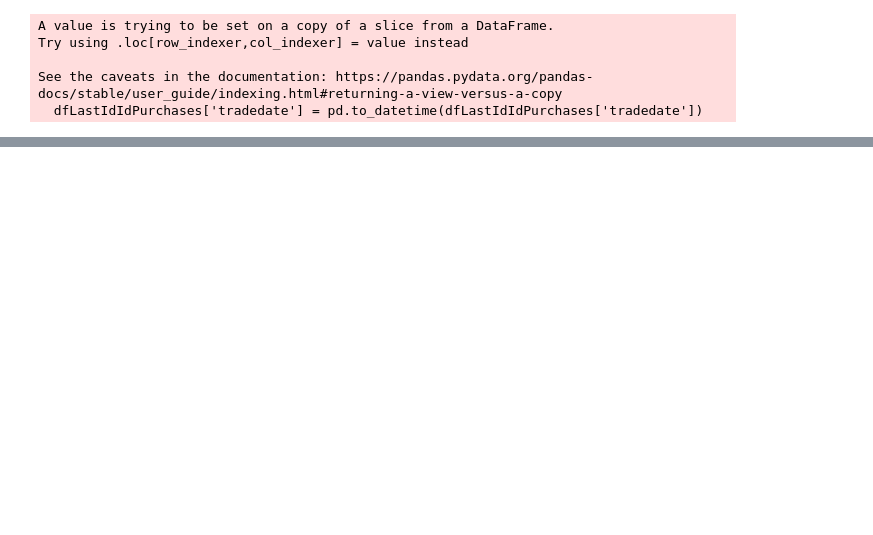
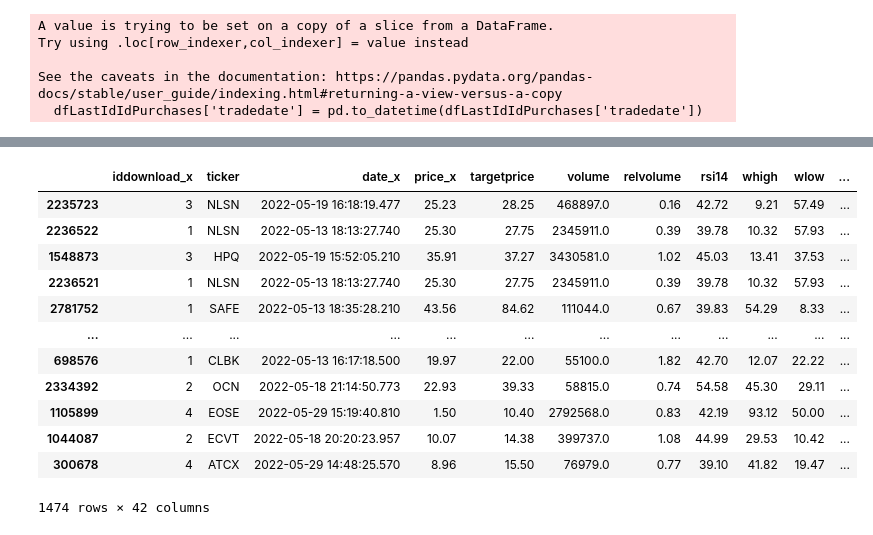
Before and after one commit to Teycir/NoteBookInsiders, a Jupyter notebook: Insider.ipynb, the cells around one changed output, grey strips where cells are left out. Cells and saved outputs as stored; diff of their text form; code cells hidden in the pictures; blank space fills up the shorter version.

```diff
--- a/Insider.ipynb
+++ b/Insider.ipynb
@@ -387,0 +472,17 @@ transformedlist
+# %%
+toprecentPurchasesSortedUniques = toprecentPurchasesSorted.drop_duplicates(subset=['value'])
+toprecentPurchasesSortedUniques
+# %% [output]
+|  | iddownload_x | ticker | date_x | price_x | targetprice | volume | relvolume | rsi14 | whigh | wlow | ... |
+| 2235723 | 3 | NLSN | 2022-05-19 16:18:19.477 | 25.23 | 28.25 | 468897.0 | 0.16 | 42.72 | 9.21 | 57.49 | ... |
+| 2236522 | 1 | NLSN | 2022-05-13 18:13:27.740 | 25.30 | 27.75 | 2345911.0 | 0.39 | 39.78 | 10.32 | 57.93 | ... |
+| 1548873 | 3 | HPQ | 2022-05-19 15:52:05.210 | 35.91 | 37.27 | 3430581.0 | 1.02 | 45.03 | 13.41 | 37.53 | ... |
+| 2236521 | 1 | NLSN | 2022-05-13 18:13:27.740 | 25.30 | 27.75 | 2345911.0 | 0.39 | 39.78 | 10.32 | 57.93 | ... |
+| 2781752 | 1 | SAFE | 2022-05-13 18:35:28.210 | 43.56 | 84.62 | 111044.0 | 0.67 | 39.83 | 54.29 | 8.33 | ... |
+| ... | ... | ... | ... | ... | ... | ... | ... | ... | ... | ... | ... |
+| 698576 | 1 | CLBK | 2022-05-13 16:17:18.500 | 19.97 | 22.00 | 55100.0 | 1.82 | 42.70 | 12.07 | 22.22 | ... |
+| 2334392 | 2 | OCN | 2022-05-18 21:14:50.773 | 22.93 | 39.33 | 58815.0 | 0.74 | 54.58 | 45.30 | 29.11 | ... |
+| 1105899 | 4 | EOSE | 2022-05-29 15:19:40.810 | 1.50 | 10.40 | 2792568.0 | 0.83 | 42.19 | 93.12 | 50.00 | ... |
+| 1044087 | 2 | ECVT | 2022-05-18 20:20:23.957 | 10.07 | 14.38 | 399737.0 | 1.08 | 44.99 | 29.53 | 10.42 | ... |
+| 300678 | 4 | ATCX | 2022-05-29 14:48:25.570 | 8.96 | 15.50 | 76979.0 | 0.77 | 39.10 | 41.82 | 19.47 | ... |
+1474 rows × 42 columns
```
Also changed, not shown: parts of 46 cells of this notebook.
